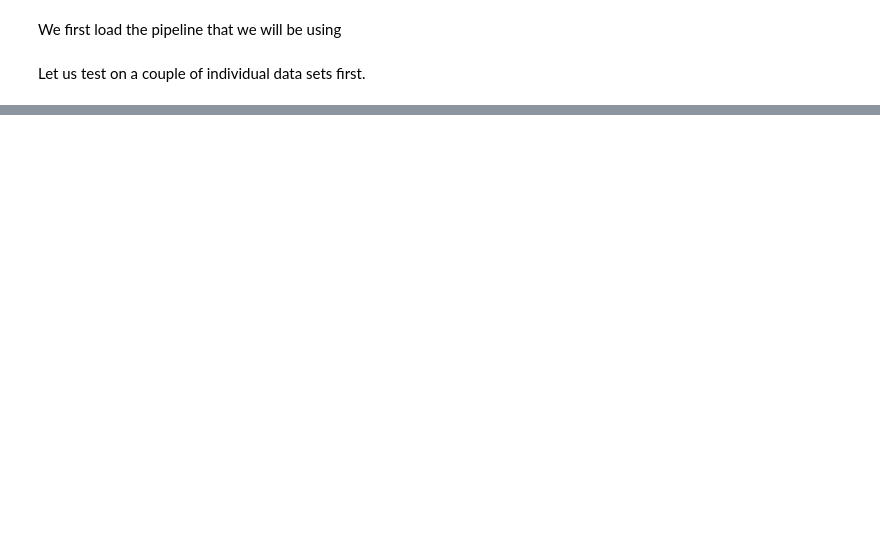
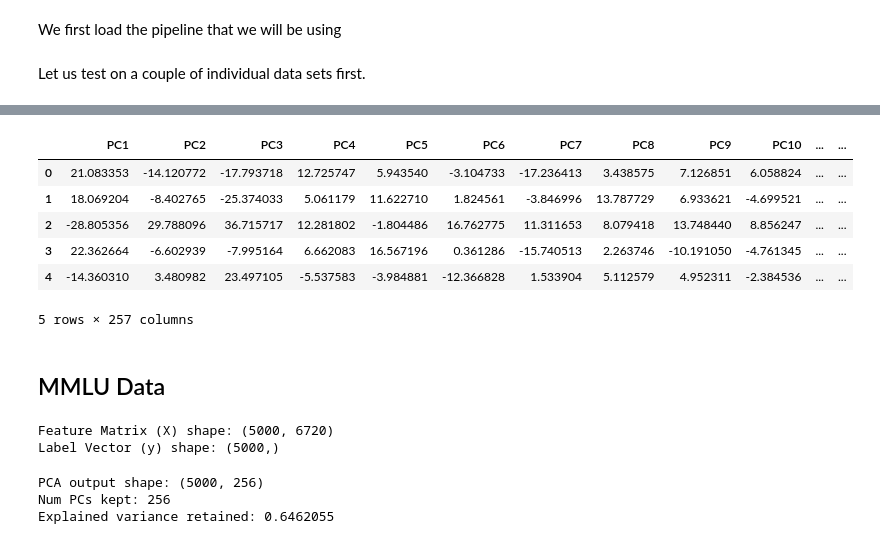
Before and after one commit to Erdos-Projects/spring-2026-LLM-hallucinations, a Jupyter notebook: spectral-llm-hal/notebooks/pca.ipynb, the cells around one changed output, grey strips where cells are left out. Drawn from its saved outputs; the diff is of its cells as text; code cells hidden in the pictures; blank space fills up the shorter version.

```diff
--- a/spectral-llm-hal/notebooks/pca.ipynb
+++ b/spectral-llm-hal/notebooks/pca.ipynb
@@ -31,0 +120,18 @@ Reduced shape: (2000, 335)
+# %%
+# -----------------------------
+# 4) Put into a DataFrame for convenience
+# -----------------------------
+pc_cols = [f"PC{i+1}" for i in range(X_pca.shape[1])]
+df_pca = pd.DataFrame(X_pca, columns=pc_cols)
+
+df_pca["label"] = y
+
+df_pca.head()
+# %% [output]
+|  | PC1 | PC2 | PC3 | PC4 | PC5 | PC6 | PC7 | PC8 | PC9 | PC10 | ... | ... |
+| 0 | 21.083353 | -14.120772 | -17.793718 | 12.725747 | 5.943540 | -3.104733 | -17.236413 | 3.438575 | 7.126851 | 6.058824 | ... | ... |
+| 1 | 18.069204 | -8.402765 | -25.374033 | 5.061179 | 11.622710 | 1.824561 | -3.846996 | 13.787729 | 6.933621 | -4.699521 | ... | ... |
+| 2 | -28.805356 | 29.788096 | 36.715717 | 12.281802 | -1.804486 | 16.762775 | 11.311653 | 8.079418 | 13.748440 | 8.856247 | ... | ... |
+| 3 | 22.362664 | -6.602939 | -7.995164 | 6.662083 | 16.567196 | 0.361286 | -15.740513 | 2.263746 | -10.191050 | -4.761345 | ... | ... |
+| 4 | -14.360310 | 3.480982 | 23.497105 | -5.537583 | -3.984881 | -12.366828 | 1.533904 | 5.112579 | 4.952311 | -2.384536 | ... | ... |
+5 rows × 257 columns
@@ -31,0 +140,2 @@ Reduced shape: (2000, 335)
+# %% [markdown]
+## MMLU Data
@@ -31,0 +175,20 @@ Reduced shape: (2000, 335)
+# %%
+jsonl_pt = r"../data/spectral/temp_1/mmlu_t1.0_n1.jsonl"
+eigen_pt = r"../data/spectral/temp_1/mmlu_t1.0_n1_eigen.pt"
+
+df2, X2, y2 = build_training_dataset_eigen_only(jsonl_pt, eigen_pt)
+# %% [output]
+Feature Matrix (X) shape: (5000, 6720)
+Label Vector (y) shape: (5000,)
+# %%
+# -----------------------------
+# Fit PCA on the dataset
+# -----------------------------
+X_pca = pipe.fit_transform(X, pca_variance=256)
+print("PCA output shape:", X_pca.shape)
+print("Num PCs kept:", pipe.pca.n_components_)
+print("Explained variance retained:", pipe.pca.explained_variance_ratio_.sum())
+# %% [output]
+PCA output shape: (5000, 256)
+Num PCs kept: 256
+Explained variance retained: 0.6462055
```
Also changed, not shown: parts of 31 cells of this notebook, 11 other files.
